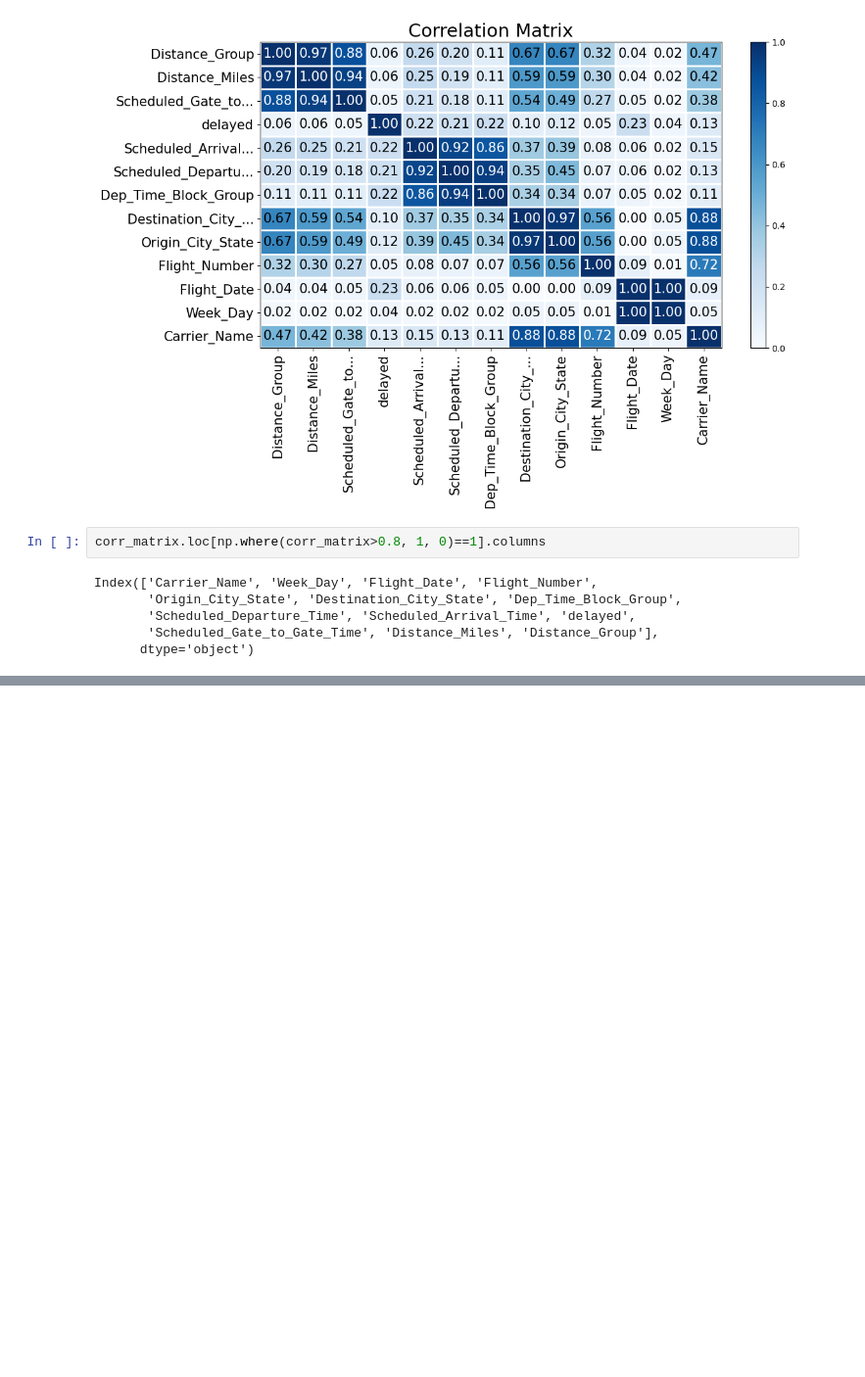
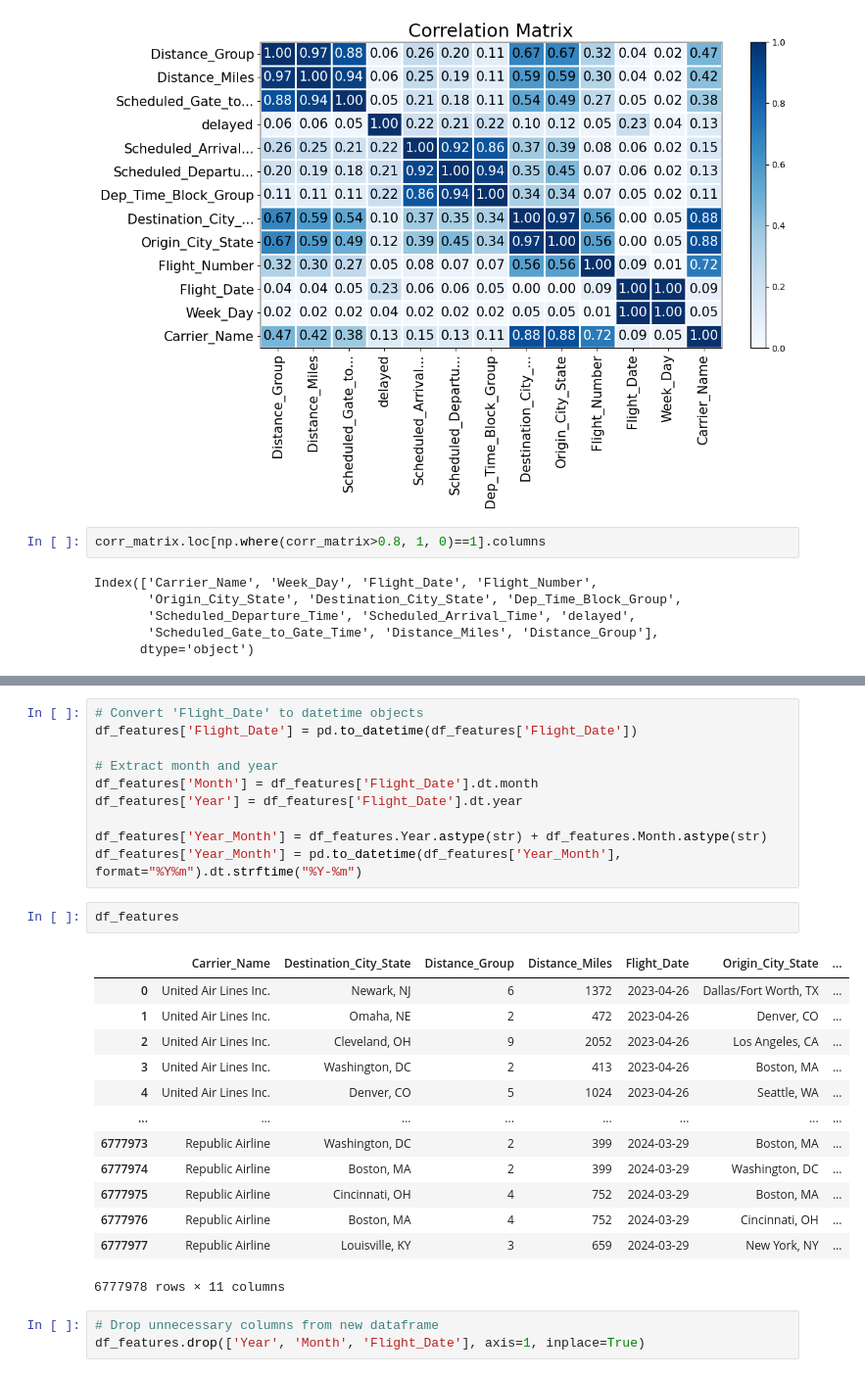
Before and after one commit to B-Treftz/Flight_Status_Predictor, a Jupyter notebook: 2_Feature_Selection/Feature_Select_Olivia.ipynb, the cells around one changed output, grey strips where cells are left out. Shown at 98% size. Cells and saved outputs as stored; diff of their text form; blank space fills up the shorter version.

```diff
--- a/2_Feature_Selection/Feature_Select_Olivia.ipynb
+++ b/2_Feature_Selection/Feature_Select_Olivia.ipynb
@@ -236,0 +284,29 @@ Index(['Carrier_Name', 'Week_Day', 'Flight_Date', 'Flight_Number',
+# %%
+# Convert 'Flight_Date' to datetime objects
+df_features['Flight_Date'] = pd.to_datetime(df_features['Flight_Date'])
+
+# Extract month and year
+df_features['Month'] = df_features['Flight_Date'].dt.month
+df_features['Year'] = df_features['Flight_Date'].dt.year
+
+df_features['Year_Month'] = df_features.Year.astype(str) + df_features.Month.astype(str)
+df_features['Year_Month'] = pd.to_datetime(df_features['Year_Month'], format="%Y%m").dt.strftime("%Y-%m")
+# %%
+df_features
+# %% [output]
+|  | Carrier_Name | Destination_City_State | Distance_Group | Distance_Miles | Flight_Date | Origin_City_State | ... |
+| 0 | United Air Lines Inc. | Newark, NJ | 6 | 1372 | 2023-04-26 | Dallas/Fort Worth, TX | ... |
+| 1 | United Air Lines Inc. | Omaha, NE | 2 | 472 | 2023-04-26 | Denver, CO | ... |
+| 2 | United Air Lines Inc. | Cleveland, OH | 9 | 2052 | 2023-04-26 | Los Angeles, CA | ... |
+| 3 | United Air Lines Inc. | Washington, DC | 2 | 413 | 2023-04-26 | Boston, MA | ... |
+| 4 | United Air Lines Inc. | Denver, CO | 5 | 1024 | 2023-04-26 | Seattle, WA | ... |
+| ... | ... | ... | ... | ... | ... | ... | ... |
+| 6777973 | Republic Airline | Washington, DC | 2 | 399 | 2024-03-29 | Boston, MA | ... |
+| 6777974 | Republic Airline | Boston, MA | 2 | 399 | 2024-03-29 | Washington, DC | ... |
+| 6777975 | Republic Airline | Cincinnati, OH | 4 | 752 | 2024-03-29 | Boston, MA | ... |
+| 6777976 | Republic Airline | Boston, MA | 4 | 752 | 2024-03-29 | Cincinnati, OH | ... |
+| 6777977 | Republic Airline | Louisville, KY | 3 | 659 | 2024-03-29 | New York, NY | ... |
+6777978 rows × 11 columns
+# %%
+# Drop unnecessary columns from new dataframe
+df_features.drop(['Year', 'Month', 'Flight_Date'], axis=1, inplace=True)
```
Also changed, not shown: parts of 5 cells of this notebook.
